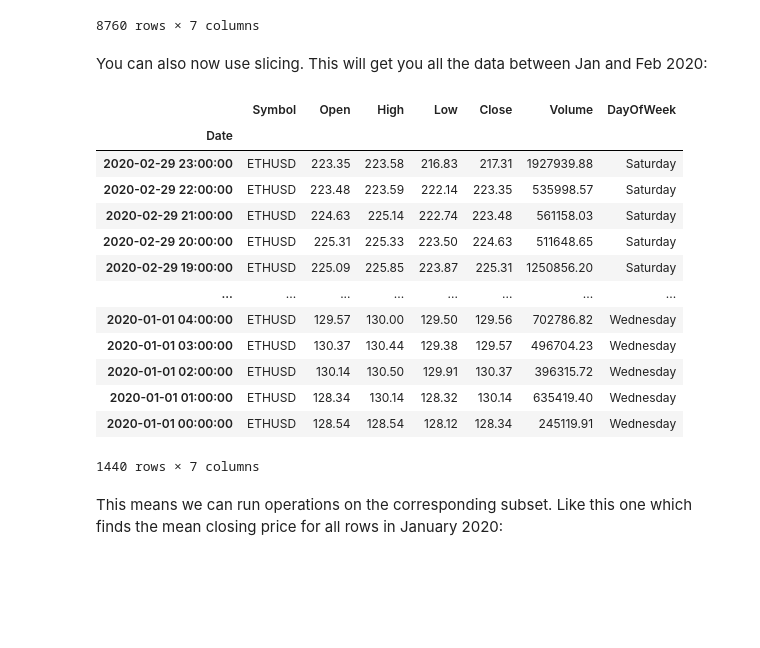
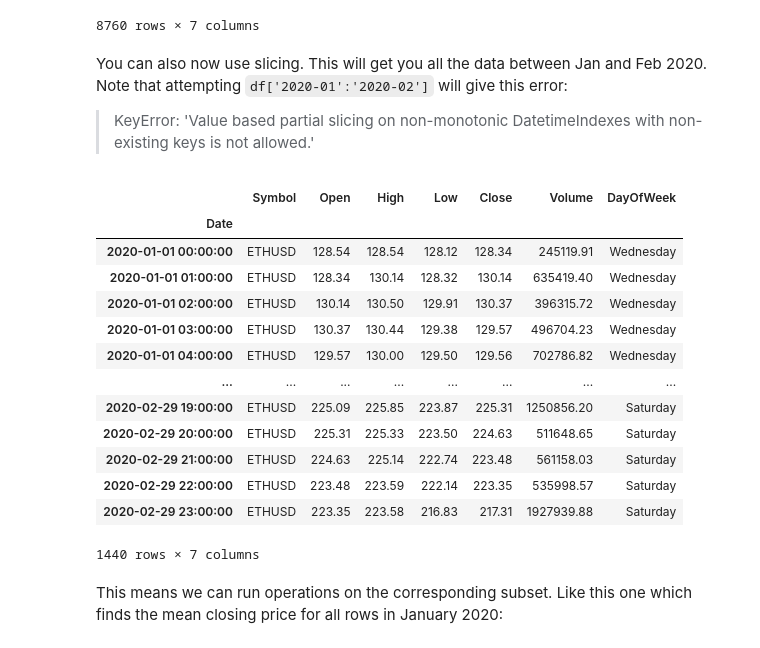
Before and after one commit to malminhas/data-analytics, a Jupyter notebook: pandas-dates-and-times-playbook.ipynb, the cells around one changed output. Cells and saved outputs as stored; diff of their text form; code cells hidden in the pictures; blank space fills up the shorter version.

```diff
--- a/pandas-dates-and-times-playbook.ipynb
+++ b/pandas-dates-and-times-playbook.ipynb
@@ -76,8 +102,10 @@ You can also do this at the point of loading the data in the first place:
 # %%
 import datetime
 
-d_parser = lambda x: datetime.datetime.strptime(x,'%Y-%m-%d %I-%p')
-df = pd.read_csv('ETH_1h.csv', parse_dates=['Date'], date_parser=d_parser)
+#d_parser = lambda x: datetime.datetime.strptime(x,'%Y-%m-%d %I-%p')
+#df = pd.read_csv('ETH_1h.csv', parse_dates=['Date'], date_format=d_parser)
+
+df = pd.read_csv('ETH_1h.csv', parse_dates=['Date'], date_format='%Y-%m-%d %I-%p')
 # %% [markdown]
 Let's check that works:
 # %%
@@ -239,23 +267,24 @@ df.loc['2019']
 | 2019-01-01 00:00:00 | ETHUSD | 130.53 | 131.91 | 130.48 | 131.62 | 1067136.21 | Tuesday |
 8760 rows × 7 columns
 # %% [markdown]
-You can also now use slicing.  This will get you all the data between Jan and Feb 2020:
+You can also now use slicing.  This will get you all the data between Jan and Feb 2020.  Note that attempting `df['2020-01':'2020-02']` will give this error:
+> KeyError: 'Value based partial slicing on non-monotonic DatetimeIndexes with non-existing keys is not allowed.'
 # %%
-df['2020-01':'2020-02']
+df.sort_index().loc['2020-01':'2020-02']
 # %% [output]
 |  | Symbol | Open | High | Low | Close | Volume | DayOfWeek |
 | Date |  |  |  |  |  |  |  |
+| 2020-01-01 00:00:00 | ETHUSD | 128.54 | 128.54 | 128.12 | 128.34 | 245119.91 | Wednesday |
+| 2020-01-01 01:00:00 | ETHUSD | 128.34 | 130.14 | 128.32 | 130.14 | 635419.40 | Wednesday |
+| 2020-01-01 02:00:00 | ETHUSD | 130.14 | 130.50 | 129.91 | 130.37 | 396315.72 | Wednesday |
+| 2020-01-01 03:00:00 | ETHUSD | 130.37 | 130.44 | 129.38 | 129.57 | 496704.23 | Wednesday |
+| 2020-01-01 04:00:00 | ETHUSD | 129.57 | 130.00 | 129.50 | 129.56 | 702786.82 | Wednesday |
+| ... | ... | ... | ... | ... | ... | ... | ... |
+| 2020-02-29 19:00:00 | ETHUSD | 225.09 | 225.85 | 223.87 | 225.31 | 1250856.20 | Saturday |
+| 2020-02-29 20:00:00 | ETHUSD | 225.31 | 225.33 | 223.50 | 224.63 | 511648.65 | Saturday |
+| 2020-02-29 21:00:00 | ETHUSD | 224.63 | 225.14 | 222.74 | 223.48 | 561158.03 | Saturday |
+| 2020-02-29 22:00:00 | ETHUSD | 223.48 | 223.59 | 222.14 | 223.35 | 535998.57 | Saturday |
 | 2020-02-29 23:00:00 | ETHUSD | 223.35 | 223.58 | 216.83 | 217.31 | 1927939.88 | Saturday |
-| 2020-02-29 22:00:00 | ETHUSD | 223.48 | 223.59 | 222.14 | 223.35 | 535998.57 | Saturday |
-| 2020-02-29 21:00:00 | ETHUSD | 224.63 | 225.14 | 222.74 | 223.48 | 561158.03 | Saturday |
-| 2020-02-29 20:00:00 | ETHUSD | 225.31 | 225.33 | 223.50 | 224.63 | 511648.65 | Saturday |
-| 2020-02-29 19:00:00 | ETHUSD | 225.09 | 225.85 | 223.87 | 225.31 | 1250856.20 | Saturday |
-| ... | ... | ... | ... | ... | ... | ... | ... |
-| 2020-01-01 04:00:00 | ETHUSD | 129.57 | 130.00 | 129.50 | 129.56 | 702786.82 | Wednesday |
-| 2020-01-01 03:00:00 | ETHUSD | 130.37 | 130.44 | 129.38 | 129.57 | 496704.23 | Wednesday |
-| 2020-01-01 02:00:00 | ETHUSD | 130.14 | 130.50 | 129.91 | 130.37 | 396315.72 | Wednesday |
-| 2020-01-01 01:00:00 | ETHUSD | 128.34 | 130.14 | 128.32 | 130.14 | 635419.40 | Wednesday |
-| 2020-01-01 00:00:00 | ETHUSD | 128.54 | 128.54 | 128.12 | 128.34 | 245119.91 | Wednesday |
 1440 rows × 7 columns
 # %% [markdown]
 This means we can run operations on the corresponding subset.  Like this one which finds the mean closing price for all rows in January 2020:
```
Also changed, not shown: parts of 3 cells of this notebook, 3 other files.
